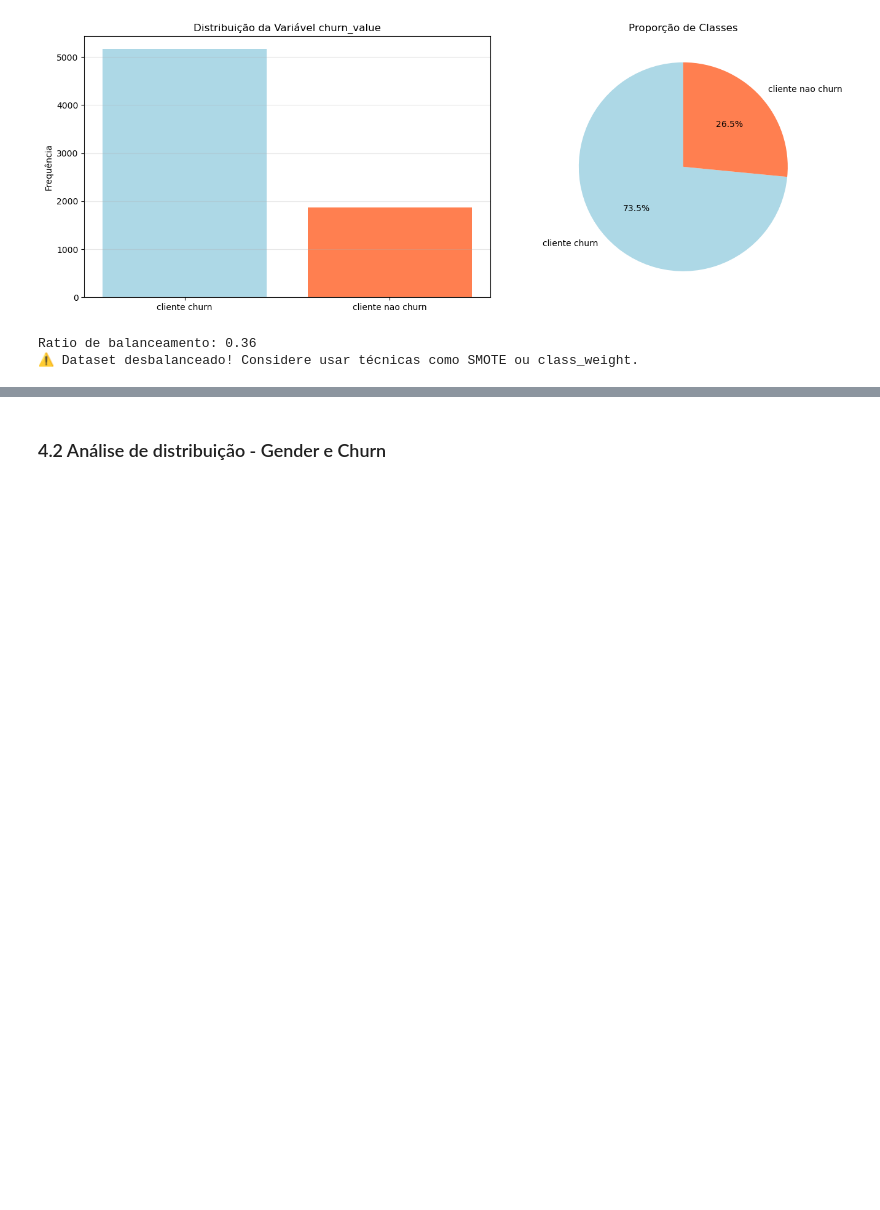
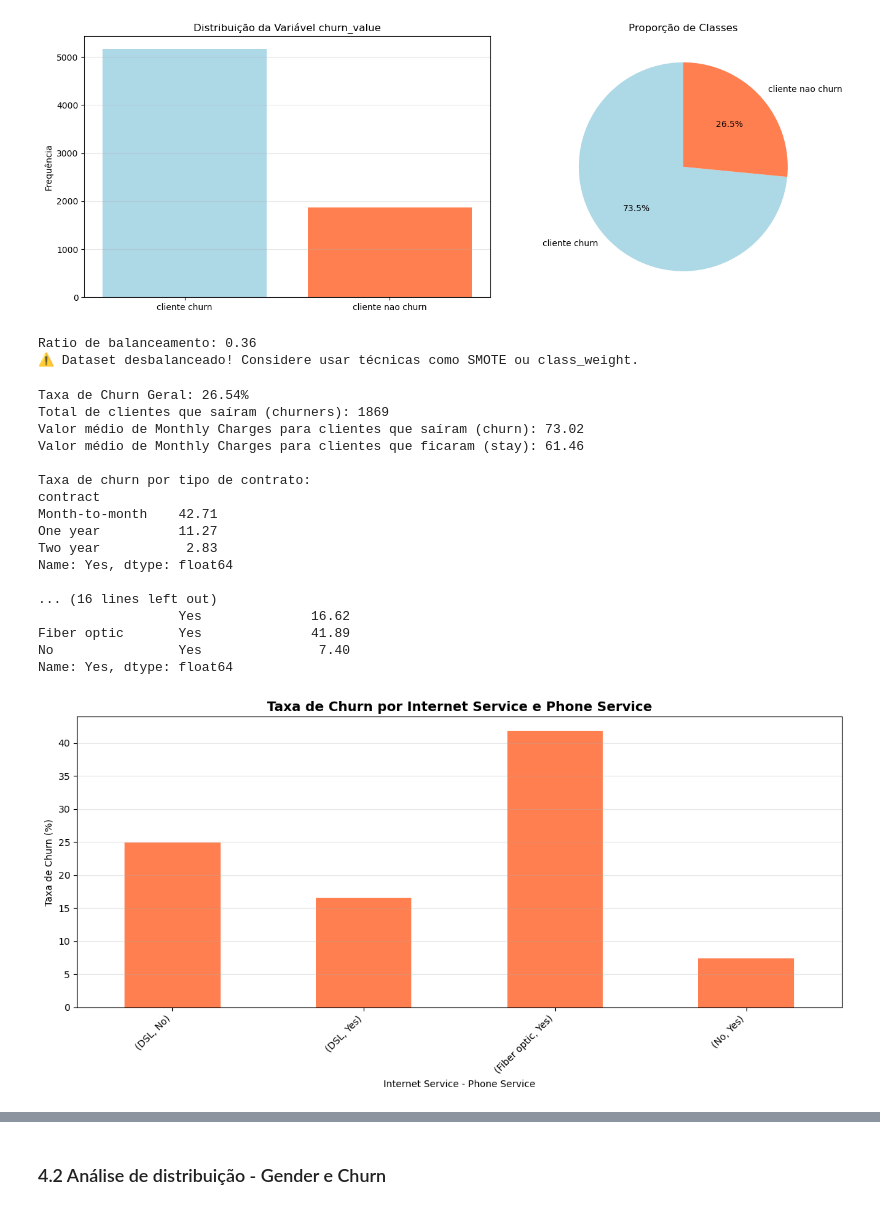
Before and after one commit to LaraGSilva/projeto-tech-challenge-churn, a Jupyter notebook: notebooks/EDA.ipynb, the cells around one changed output, grey strips where cells are left out. Saved outputs shown, nothing was run; the diff lists cells and outputs as text; code cells hidden in the pictures; blank space fills up the shorter version.

```diff
--- a/notebooks/EDA.ipynb
+++ b/notebooks/EDA.ipynb
@@ -312,3 +312,78 @@ cliente nao churn (1): 26.54%
 [figure]
 Ratio de balanceamento: 0.36
 ⚠️ Dataset desbalanceado! Considere usar técnicas como SMOTE ou class_weight.
+# %%
+# 1. Volume: Taxa de Churn Geral
+churn_rate = df['churn_label'].value_counts(normalize=True)['Yes'] * 100
+total_churners = df[df['churn_label'] == 'Yes'].shape[0]
+print(f"Taxa de Churn Geral: {churn_rate:.2f}%")
+print(f"Total de clientes que saíram (churners): {total_churners}")
+
+
+# 2. Valor: Monthly Charges (Quem sai vs. Quem fica)
+df_loc_contract = df['contract'] == 'Month-to-month'
+df_loc_churn_label_yes = df['churn_label'] == 'Yes'
+avg_monthly_churn = df[df_loc_churn_label_yes & df_loc_contract]['monthly_charges'].mean()
+print(f"Valor médio de Monthly Charges para clientes que saíram (churn): {avg_monthly_churn:.2f}")
+
+
+df_loc_stay_label_no = df['churn_label'] == 'No'
+avg_monthly_stay = df[df_loc_stay_label_no & df_loc_contract]['monthly_charges'].mean()
+print(f"Valor médio de Monthly Charges para clientes que ficaram (stay): {avg_monthly_stay:.2f}")
+
+# 3. Produto: Churn por Tipo de Contrato
+contract_churn = pd.crosstab(df['contract'], df['churn_label'], normalize='index')['Yes']*100
+print(f"\nTaxa de churn por tipo de contrato:")
+print(contract_churn.round(2))
+
+# 4. Agregação por Internet Service e Phone Service
+print("\n" + "="*60)
+print("AGREGAÇÃO: Internet Service x Phone Service")
+print("="*60)
+
+service_agg = pd.crosstab(
+    index=[df['internet_service'], df['phone_service']],
+    columns=df['churn_label'],
+    margins=True
+)
+print("\nContagem de clientes por combinação:")
+print(service_agg)
+
+# Taxa de churn por internet_service e phone_service
+service_churn_rate = pd.crosstab(
+    index=[df['internet_service'], df['phone_service']],
+    columns=df['churn_label'],
+    normalize='index'
+)['Yes'] * 100
+print("\nTaxa de churn (%) por Internet Service e Phone Service:")
+print(service_churn_rate.round(2))
+
+# Visualização
+fig, ax = plt.subplots(figsize=(12, 6))
+service_churn_rate.plot(kind='bar', ax=ax, color='coral')
+ax.set_title('Taxa de Churn por Internet Service e Phone Service', fontsize=14, fontweight='bold')
+ax.set_ylabel('Taxa de Churn (%)')
+ax.set_xlabel('Internet Service - Phone Service')
+ax.grid(axis='y', alpha=0.3)
+plt.xticks(rotation=45, ha='right')
+plt.tight_layout()
+plt.show()
+# %% [output]
+Taxa de Churn Geral: 26.54%
+Total de clientes que saíram (churners): 1869
+Valor médio de Monthly Charges para clientes que saíram (churn): 73.02
+Valor médio de Monthly Charges para clientes que ficaram (stay): 61.46
+
+Taxa de churn por tipo de contrato:
+contract
+Month-to-month    42.71
+One year          11.27
+Two year           2.83
+Name: Yes, dtype: float64
+
+... (16 lines left out)
+                  Yes              16.62
+Fiber optic       Yes              41.89
+No                Yes               7.40
+Name: Yes, dtype: float64
+[figure, added]
```
Also changed, not shown: parts of 1 cell of this notebook, 10 other files.
